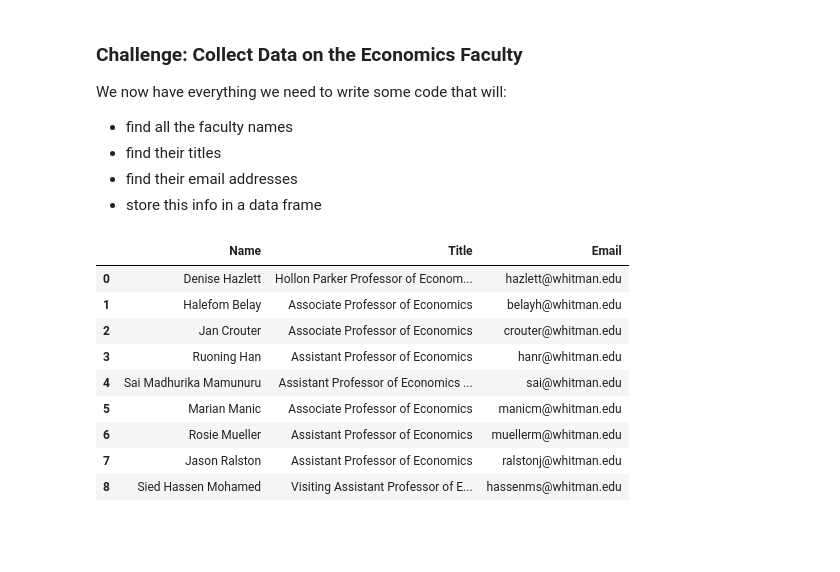
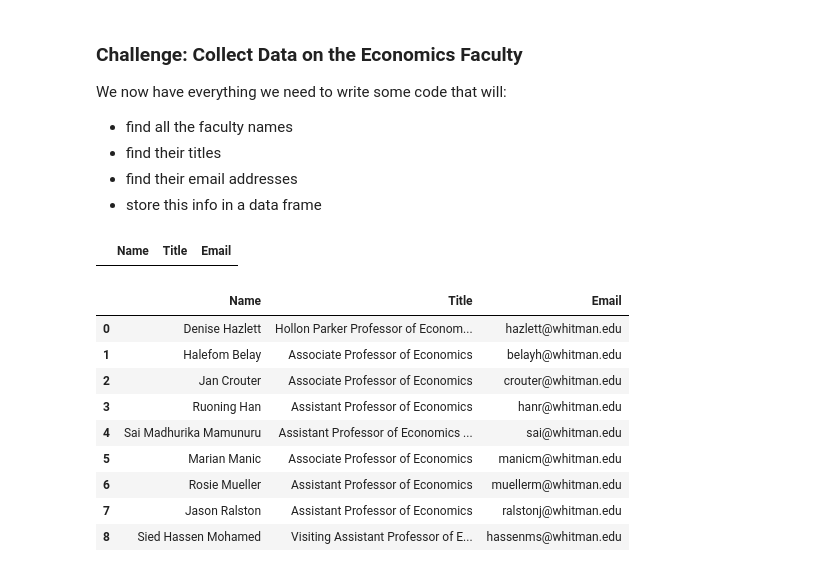
Before and after one commit to jwirfs-brock/cs215-spring2023, a Jupyter notebook: web-scraping-APIs/Wk8-ScrapingWebsites.ipynb, the cells around one changed output. Saved outputs shown, nothing was run; the diff lists cells and outputs as text; code cells hidden in the pictures; blank space fills up the shorter version.

```diff
--- a/web-scraping-APIs/Wk8-ScrapingWebsites.ipynb
+++ b/web-scraping-APIs/Wk8-ScrapingWebsites.ipynb
@@ -351,6 +350,10 @@ We now have everything we need to write some code that will:
 # %%
 # Make a new dataframe
 df_faculty = pd.DataFrame(columns=["Name", "Title", "Email"])
+# %%
+df_faculty
+# %% [output]
+|  | Name | Title | Email |
 # %%
 # Iterate over the faculty
 for f in faculty:
```
Also changed, not shown: parts of 7 cells of this notebook, 1 other file.
